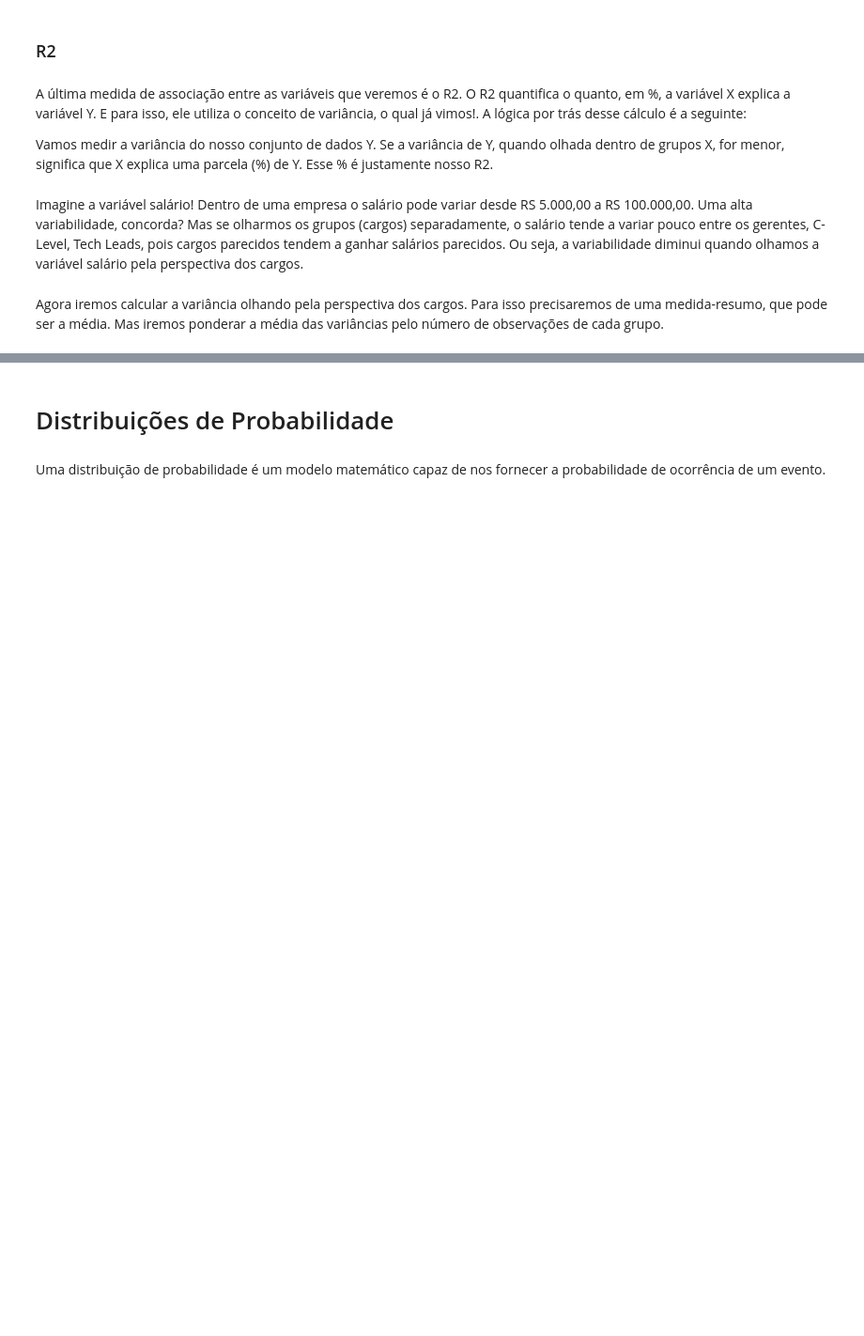
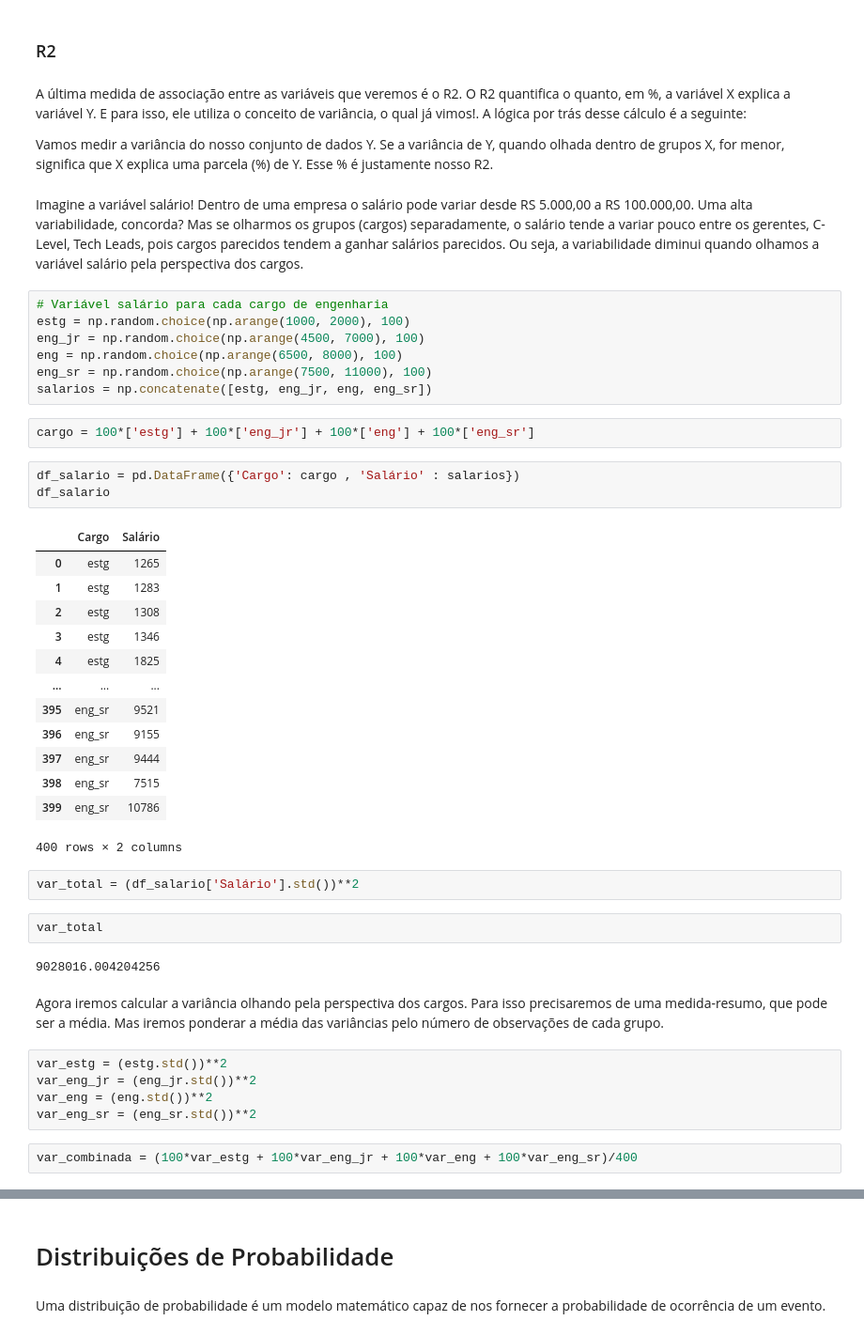
Before and after one commit to brondevitor/Python_Jorney, a Jupyter notebook: Statistics/Estatística Descritiva (Parte II).ipynb, the cells around one changed output, grey strips where cells are left out. Shown: that part at 94% size. Cells and saved outputs as stored; diff of their text form; blank space fills up the shorter version.

```diff
--- a/Statistics/Estatística Descritiva (Parte II).ipynb
+++ b/Statistics/Estatística Descritiva (Parte II).ipynb
@@ -238,5 +259,44 @@ A lógica por trás desse cálculo é a seguinte:<br>
 Vamos medir a variância do nosso conjunto de dados Y. Se a variância de Y, quando olhada dentro de grupos X, for menor, significa que X explica uma parcela (%) de Y. Esse % é justamente nosso R2.
 # %% [markdown]
 Imagine a variável salário! Dentro de uma empresa o salário pode variar desde RS 5.000,00 a RS 100.000,00. Uma alta variabilidade, concorda? Mas se olharmos os grupos (cargos) separadamente, o salário tende a variar pouco entre os gerentes, C-Level, Tech Leads, pois cargos parecidos tendem a ganhar salários parecidos. Ou seja, a variabilidade diminui quando olhamos a variável salário pela perspectiva dos cargos.
+# %%
+# Variável salário para cada cargo de engenharia
+estg = np.random.choice(np.arange(1000, 2000), 100)
+eng_jr = np.random.choice(np.arange(4500, 7000), 100)
+eng = np.random.choice(np.arange(6500, 8000), 100)
+eng_sr = np.random.choice(np.arange(7500, 11000), 100)
+salarios = np.concatenate([estg, eng_jr, eng, eng_sr])
+# %%
+cargo = 100*['estg'] + 100*['eng_jr'] + 100*['eng'] + 100*['eng_sr']
+# %%
+df_salario = pd.DataFrame({'Cargo': cargo , 'Salário' : salarios})
+df_salario
+# %% [output]
+|  | Cargo | Salário |
+| 0 | estg | 1265 |
+| 1 | estg | 1283 |
+| 2 | estg | 1308 |
+| 3 | estg | 1346 |
+| 4 | estg | 1825 |
+| ... | ... | ... |
+| 395 | eng_sr | 9521 |
+| 396 | eng_sr | 9155 |
+| 397 | eng_sr | 9444 |
+| 398 | eng_sr | 7515 |
+| 399 | eng_sr | 10786 |
+400 rows × 2 columns
+# %%
+var_total = (df_salario['Salário'].std())**2
+# %%
+var_total
+# %% [output]
+9028016.004204256
 # %% [markdown]
 Agora iremos calcular a variância olhando pela perspectiva dos cargos. Para isso precisaremos de uma medida-resumo, que pode ser a média. Mas iremos ponderar a média das variâncias pelo número de observações de cada grupo.
+# %%
+var_estg = (estg.std())**2
+var_eng_jr = (eng_jr.std())**2
+var_eng = (eng.std())**2
+var_eng_sr = (eng_sr.std())**2
+# %%
+var_combinada = (100*var_estg + 100*var_eng_jr + 100*var_eng + 100*var_eng_sr)/400
```
Also changed, not shown: parts of 11 cells of this notebook.
